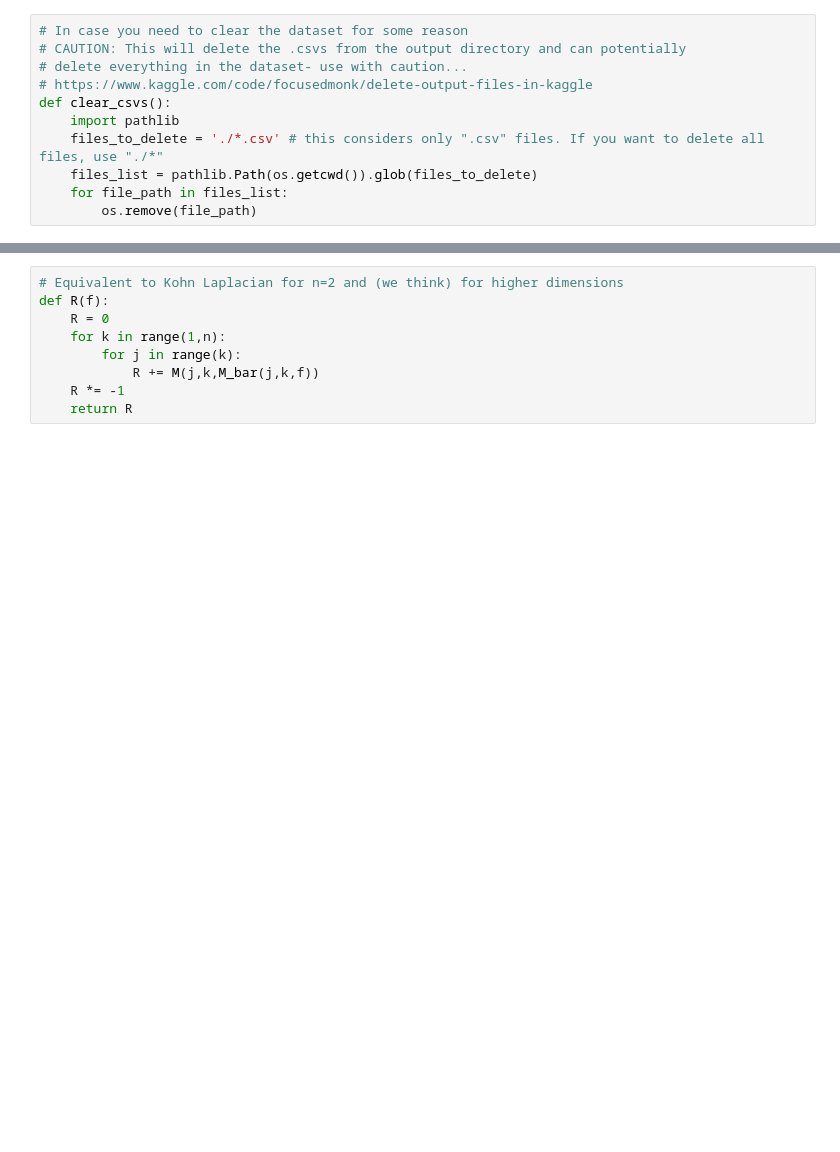
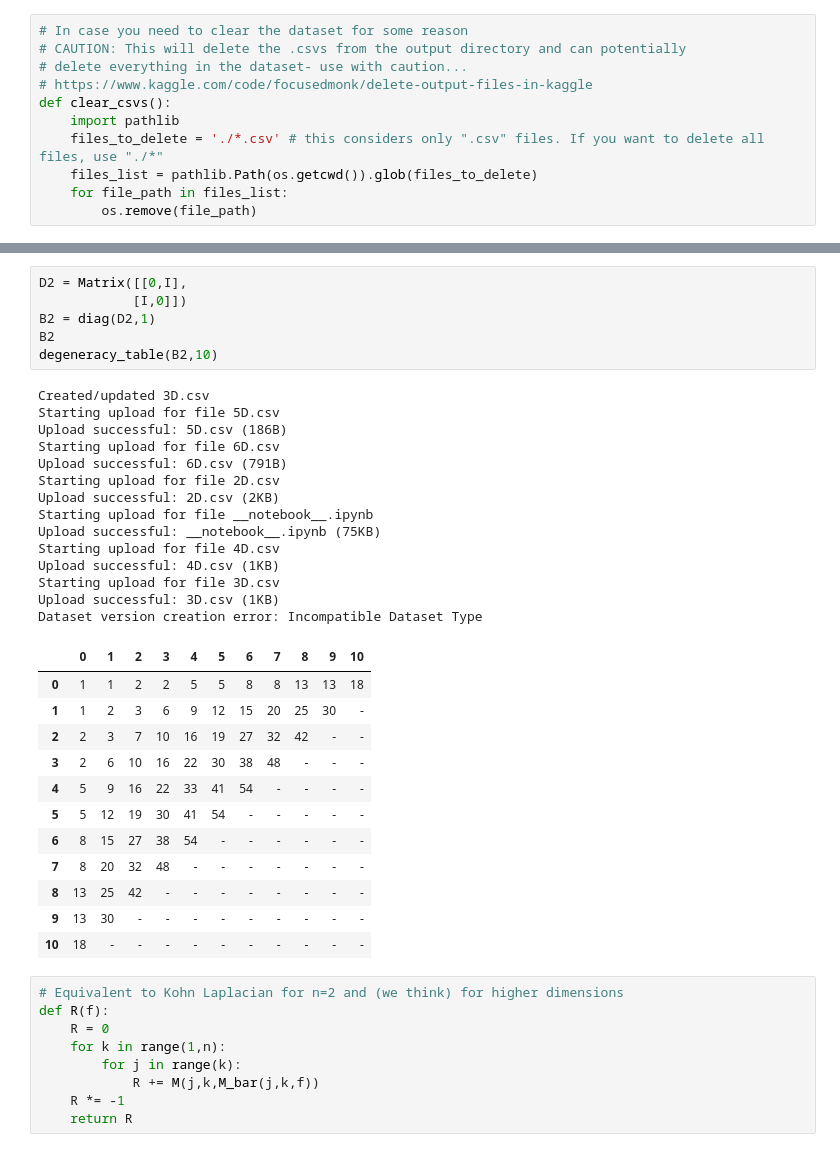
Before and after one commit to tkiran27/Harmonic_Bases_and_Degeneracy_Tables, a Jupyter notebook: harmonic-invariant-basis.ipynb, the cells around one changed output, grey strips where cells are left out. Cells and saved outputs as stored; diff of their text form; blank space fills up the shorter version.

```diff
--- a/harmonic-invariant-basis.ipynb
+++ b/harmonic-invariant-basis.ipynb
@@ -377,3 +508,36 @@ Dataset version creation error: Incompatible Dataset Type
+# %%
+D2 = Matrix([[0,I],
+            [I,0]])
+B2 = diag(D2,1)
+B2
+degeneracy_table(B2,10)
+# %% [output]
+Created/updated 3D.csv
+Starting upload for file 5D.csv
+Upload successful: 5D.csv (186B)
+Starting upload for file 6D.csv
+Upload successful: 6D.csv (791B)
+Starting upload for file 2D.csv
+Upload successful: 2D.csv (2KB)
+Starting upload for file __notebook__.ipynb
+Upload successful: __notebook__.ipynb (75KB)
+Starting upload for file 4D.csv
+Upload successful: 4D.csv (1KB)
+Starting upload for file 3D.csv
+Upload successful: 3D.csv (1KB)
+Dataset version creation error: Incompatible Dataset Type
+|  | 0 | 1 | 2 | 3 | 4 | 5 | 6 | 7 | 8 | 9 | 10 |
+| 0 | 1 | 1 | 2 | 2 | 5 | 5 | 8 | 8 | 13 | 13 | 18 |
+| 1 | 1 | 2 | 3 | 6 | 9 | 12 | 15 | 20 | 25 | 30 | - |
+| 2 | 2 | 3 | 7 | 10 | 16 | 19 | 27 | 32 | 42 | - | - |
+| 3 | 2 | 6 | 10 | 16 | 22 | 30 | 38 | 48 | - | - | - |
+| 4 | 5 | 9 | 16 | 22 | 33 | 41 | 54 | - | - | - | - |
+| 5 | 5 | 12 | 19 | 30 | 41 | 54 | - | - | - | - | - |
+| 6 | 8 | 15 | 27 | 38 | 54 | - | - | - | - | - | - |
+| 7 | 8 | 20 | 32 | 48 | - | - | - | - | - | - | - |
+| 8 | 13 | 25 | 42 | - | - | - | - | - | - | - | - |
+| 9 | 13 | 30 | - | - | - | - | - | - | - | - | - |
+| 10 | 18 | - | - | - | - | - | - | - | - | - | - |
 # %%
 # Equivalent to Kohn Laplacian for n=2 and (we think) for higher dimensions
 def R(f):
```
Also changed, not shown: parts of 16 cells of this notebook.
